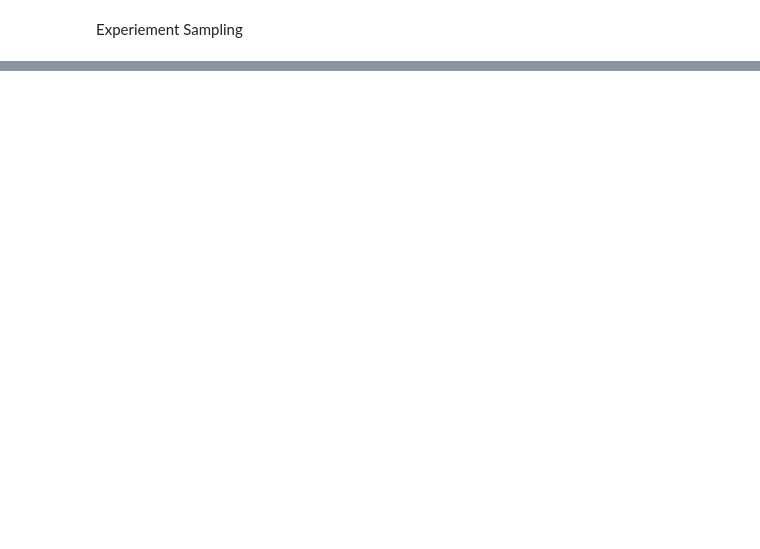
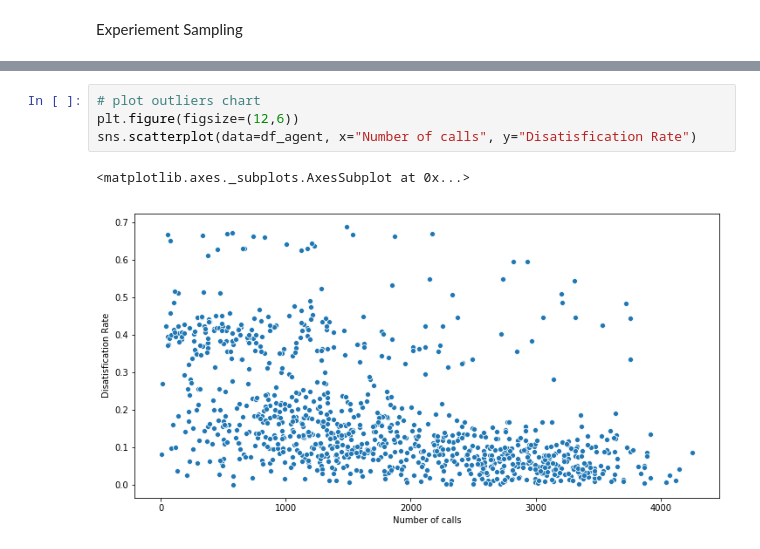
Before and after one commit to double-tea-l/AB-Testing, a Jupyter notebook: sampling.ipynb, the cells around one changed output, grey strips where cells are left out. Cells and saved outputs as stored; diff of their text form; blank space fills up the shorter version.

```diff
--- a/sampling.ipynb
+++ b/sampling.ipynb
@@ -80,3 +94,10 @@ sns.scatterplot(data=df_agent, x="Number of calls", y="Disatisfication Rate")
+# %%
+# plot outliers chart
+plt.figure(figsize=(12,6))
+sns.scatterplot(data=df_agent, x="Number of calls", y="Disatisfication Rate")
+# %% [output]
+<matplotlib.axes._subplots.AxesSubplot at 0x...>
+[figure, added]
 # %%
 print(df_agent.head().to_markdown())
 # %% [output]
```
Also changed, not shown: parts of 73 cells of this notebook, 5 other files.
